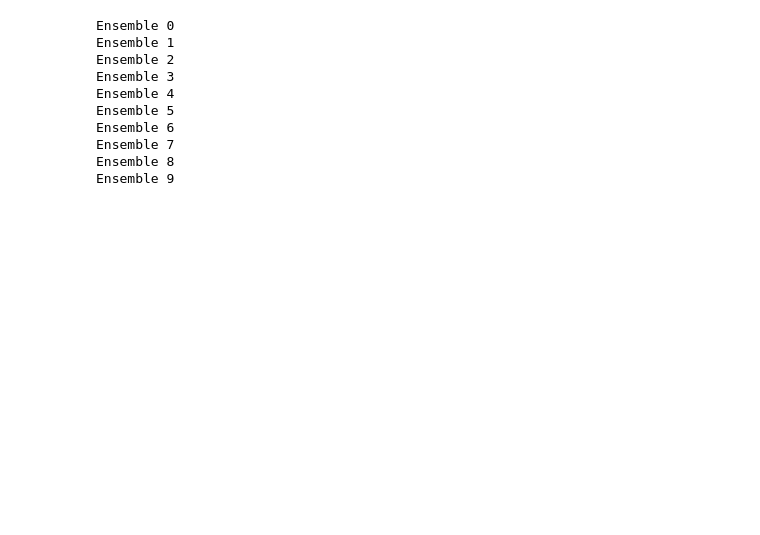
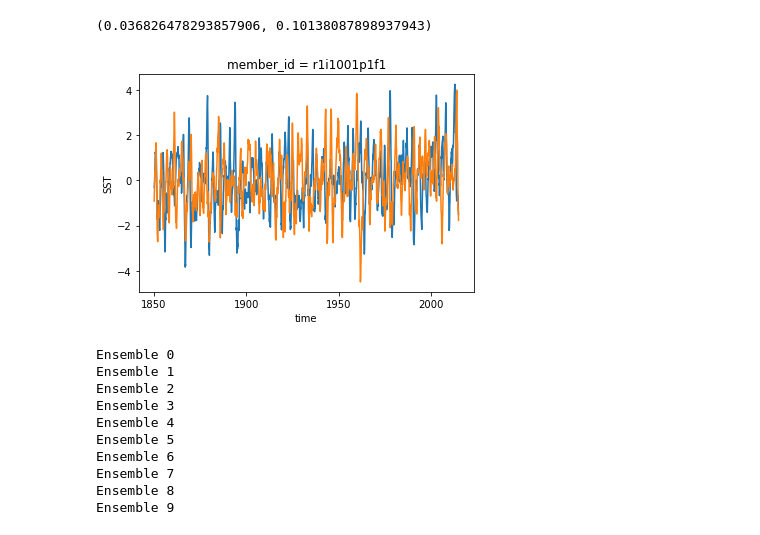
Before and after one commit to oceanhackweek/ohw22-proj-ENSO_Prediction, a Jupyter notebook: Format_LENS2_data.ipynb, the cells around one changed output. Saved outputs shown, nothing was run; the diff lists cells and outputs as text; code cells hidden in the pictures; blank space fills up the shorter version.

```diff
--- a/Format_LENS2_data.ipynb
+++ b/Format_LENS2_data.ipynb
@@ -30,2 +33,30 @@ sst_ds.SST.isel(time=100).plot(vmax=300,vmin=270)
+# %%
+#Look at another ensemble member to see how correlated they are
+#If they aren't correlated, we can use separate members for validation
+
+ds2 = xr.open_dataset('LENS2/ENSO_SST/ENSO_Project_SST_r1i1001p1f1.nc')
+#ds2 = ds2.sel(lat=slice(-15,15),lon=slice(120,180+(180-80)))
+sst2 = ds2.SST
+
+#calculate nino34 index and compare them
+sst1_clim = sst1.groupby("time.month").mean('time')
+sst1_anom = sst1.groupby("time.month") - sst1_clim
+nino34_1 = sst1_anom.sel(lat=slice(-5,5),lon=slice(190,240)).mean(dim=['lat','lon'])
+
+sst2_clim = sst2.groupby("time.month").mean('time')
+sst2_anom = sst2.groupby("time.month") - sst2_clim
+nino34_2 = sst2_anom.sel(lat=slice(-5,5),lon=slice(190,240)).mean(dim=['lat','lon'])
+
+plt.figure()
+nino34_1.plot()
+nino34_2.plot()
+
+from scipy.stats import pearsonr
+corr, sig = pearsonr(nino34_1,nino34_2)
+corr, sig
+#correlation is very low and not significant so we can use othermembers as validation.
+# %% [output]
+(0.036826478293857906, 0.10138087898937943)
+[figure, added]
 # %%
 #set up X and Y for populating
```
Also changed, not shown: parts of 9 cells of this notebook.
